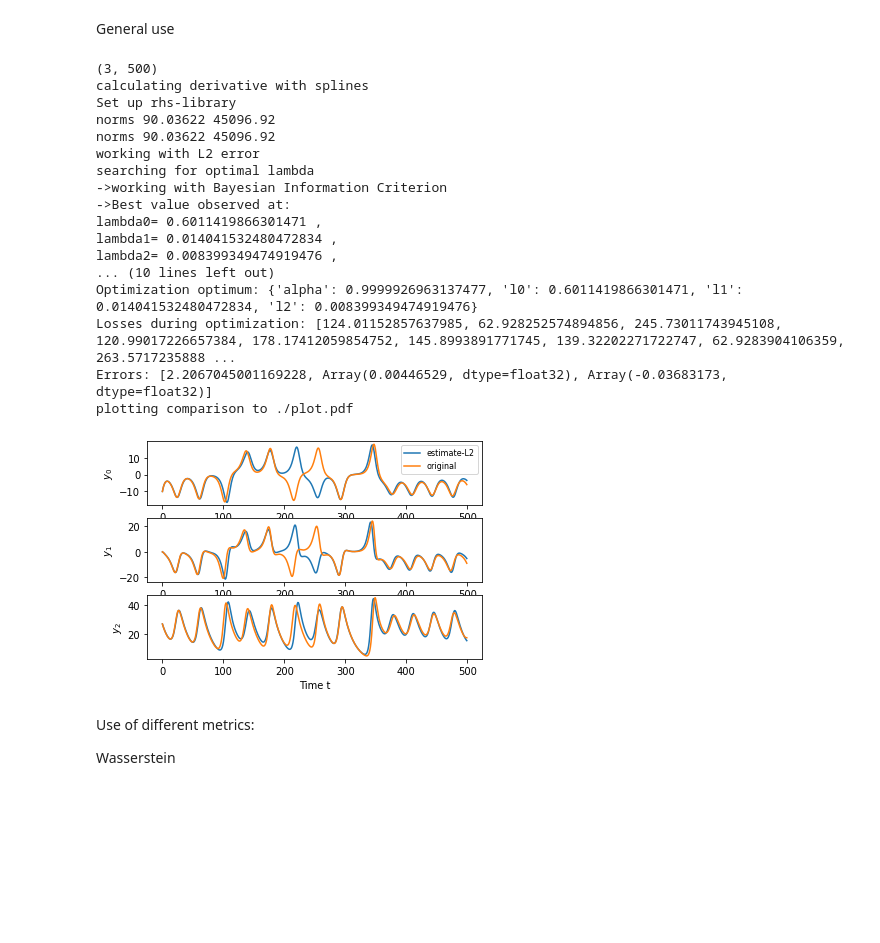
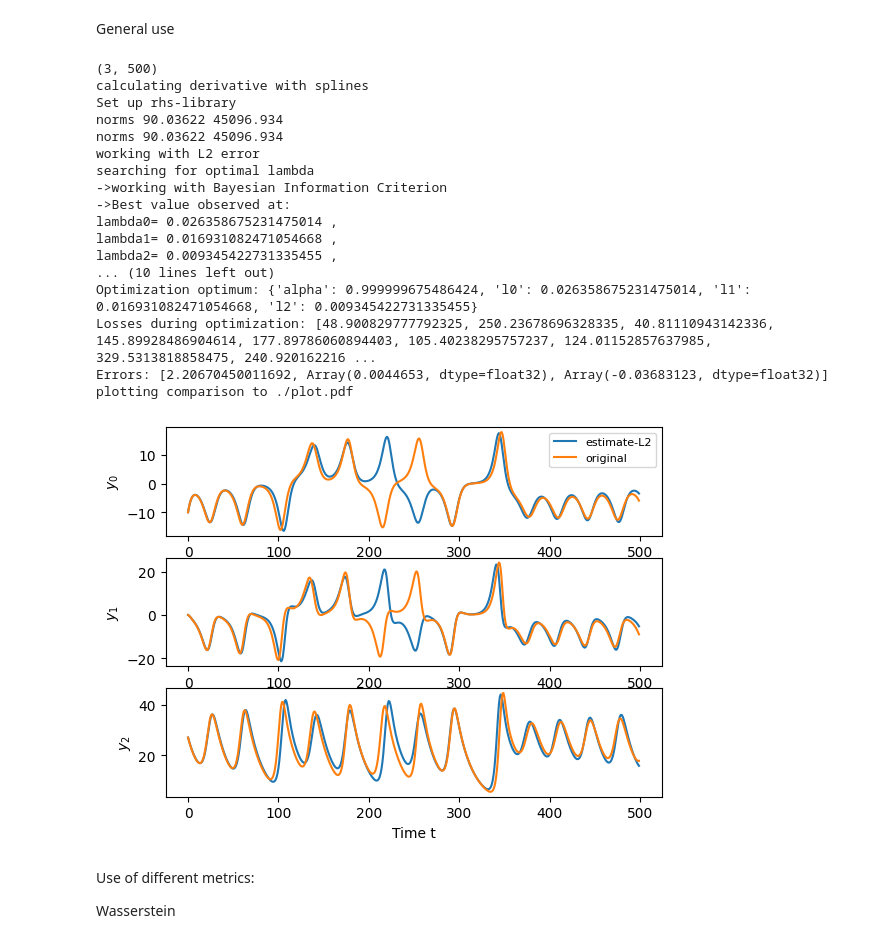
Before and after one commit to CDSC-CoSyML/rebel, a Jupyter notebook: examples/notebook_lorenz.ipynb, the cells around one changed output. Drawn from its saved outputs; the diff is of its cells as text; code cells hidden in the pictures; blank space fills up the shorter version.

```diff
--- a/examples/notebook_lorenz.ipynb
+++ b/examples/notebook_lorenz.ipynb
@@ -5,48 +8,48 @@ from rebel_class import rebel
 General use
 # %%
 # Load the data (ensure lorenz.npy is in the working directory)
-data = np.load("data/lorenz_data.npy")
+data = np.load("../data/lorenz_data.npy")
 print(data.shape) # data should have the shape (N_x,N_t)
 
 # Instantiate the rebel class with the data.
 # Adjust stepsize and evals if needed for faster testing.
 model = rebel(data=data, stepsize=0.01, evals=200, error="L2", order=2)
 
 # Preprocess the data (calculate derivative and set up the library)
 model.preprocess()
 
 # (Optional) Calculate norms prior to optimization if you wish to inspect them separately.
 model.calc_norms()
 
 # Run the optimization procedure to estimate model parameters.
 optimum, losses, errors = model.optimize()
 
 # Print the optimization results.
 print("Optimization optimum:", optimum)
 print("Losses during optimization:", losses)
 print("Errors:", errors)
 
 # Plot the comparison of estimated vs. original trajectories.
 model.plot_comparison()
 # %% [output]
 (3, 500)
 calculating derivative with splines
 Set up rhs-library
-norms 90.03622 45096.92
-norms 90.03622 45096.92
+norms 90.03622 45096.934
+norms 90.03622 45096.934
 working with L2 error
 searching for optimal lambda
 ->working with Bayesian Information Criterion
 ->Best value observed at:
-lambda0= 0.6011419866301471 ,
-lambda1= 0.014041532480472834 ,
-lambda2= 0.008399349474919476 ,
+lambda0= 0.026358675231475014 ,
+lambda1= 0.016931082471054668 ,
+lambda2= 0.009345422731335455 ,
 ... (10 lines left out)
-Optimization optimum: {'alpha': 0.9999926963137477, 'l0': 0.6011419866301471, 'l1': 0.014041532480472834, 'l2': 0.008399349474919476}
-Losses during optimization: [124.01152857637985, 62.928252574894856, 245.73011743945108, 120.99017226657384, 178.17412059854752, 145.8993891771745, 139.32202271722747, 62.9283904106359, 263.5717235888 ...
-Errors: [2.2067045001169228, Array(0.00446529, dtype=float32), Array(-0.03683173, dtype=float32)]
+Optimization optimum: {'alpha': 0.999999675486424, 'l0': 0.026358675231475014, 'l1': 0.016931082471054668, 'l2': 0.009345422731335455}
+Losses during optimization: [48.900829777792325, 250.23678696328335, 40.81110943142336, 145.89928486904614, 177.89786060894403, 105.40238295757237, 124.01152857637985, 329.5313818858475, 240.920162216 ...
+Errors: [2.20670450011692, Array(0.0044653, dtype=float32), Array(-0.03683123, dtype=float32)]
 plotting comparison to ./plot.pdf
-[figure, old version]
+[figure, new version]
 # %% [markdown]
 Use of different metrics:
 
```
Also changed, not shown: parts of 3 cells of this notebook, 1 other file.
